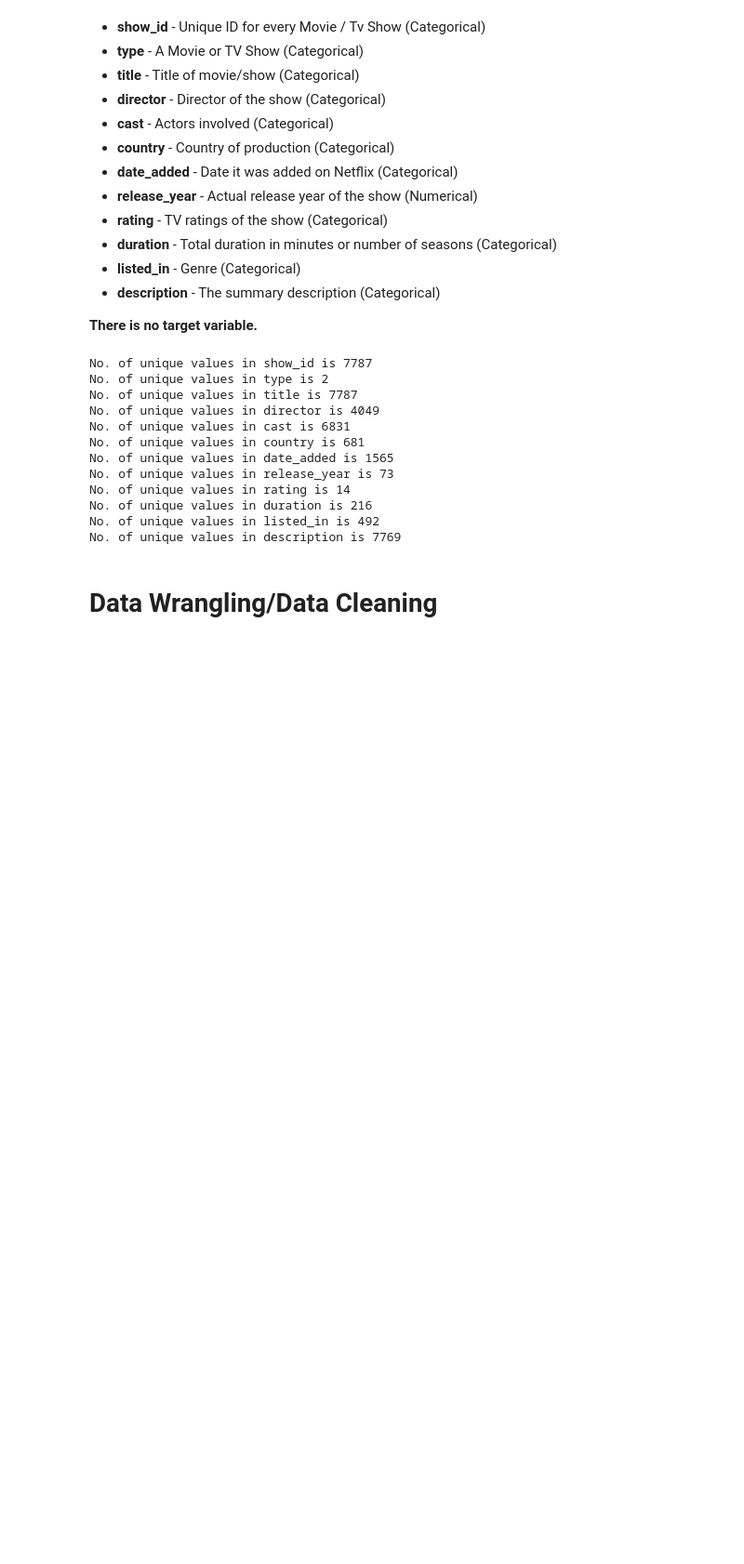
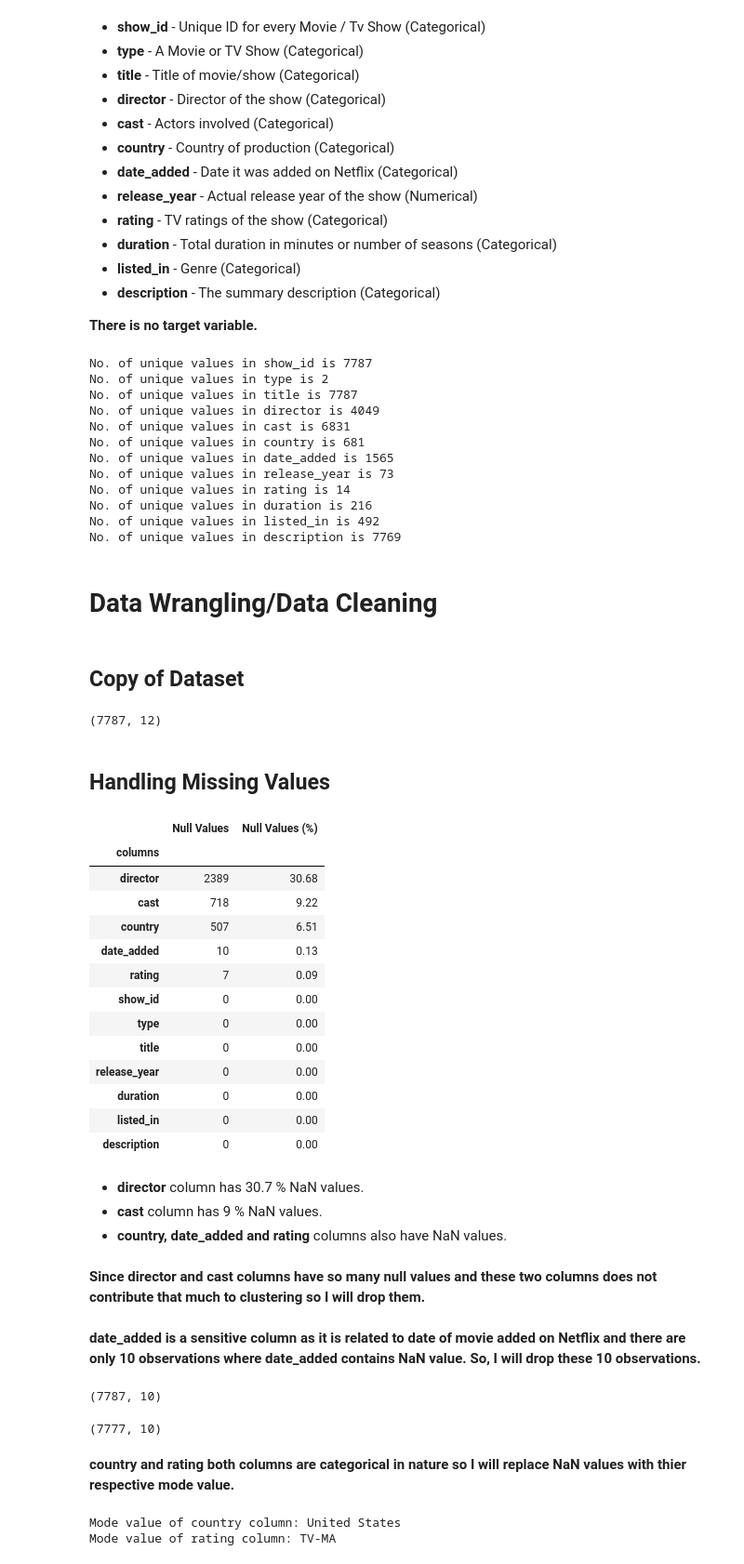
Before and after one commit to anasmalik081/Netflix-Movies-and-TV-Shows-Clustering-Capstone-Project, a Jupyter notebook: Individual_Notebook_Netflix_Movies_and_TV_Shows_Clustering_Capstone_Project.ipynb, the cells around one changed output. Shown at 93% size. Cells and saved outputs as stored; diff of their text form; code cells hidden in the pictures; blank space fills up the shorter version.

```diff
--- a/Individual_Notebook_Netflix_Movies_and_TV_Shows_Clustering_Capstone_Project.ipynb
+++ b/Individual_Notebook_Netflix_Movies_and_TV_Shows_Clustering_Capstone_Project.ipynb
@@ -215,3 +215,5 @@ No. of unique values in listed_in is 492
 No. of unique values in description is 7769
 # %% [markdown]
 # Data Wrangling/Data Cleaning
+# %% [markdown]
+## Copy of Dataset
@@ -217,0 +223,43 @@ No. of unique values in description is 7769
+# %%
+# shape of dataset
+df.shape
+# %% [output]
+(7787, 12)
+# %% [markdown]
+## Handling Missing Values
+# %%
+def missing_values_info(data):
+  '''
+  This function returns the information about the missing values of a dataset
+  '''
+  column_names = data.columns
+  missing_values = data.isnull().sum()
+  missing_values_percent = round((data.isnull().sum()/data.shape[0])*100, 2)
+  dataframe = pd.DataFrame({'columns': column_names,
+                            'Null Values': missing_values.values,
+                            'Null Values (%)': missing_values_percent})
+  return dataframe.set_index('columns').sort_values('Null Values (%)', ascending=False)
+# %%
+# Missing values summary
+missing_values_info(df)
+# %% [output]
+|  | Null Values | Null Values (%) |
+| columns |  |  |
+| director | 2389 | 30.68 |
+| cast | 718 | 9.22 |
+| country | 507 | 6.51 |
+| date_added | 10 | 0.13 |
+| rating | 7 | 0.09 |
+| show_id | 0 | 0.00 |
+| type | 0 | 0.00 |
+| title | 0 | 0.00 |
+| release_year | 0 | 0.00 |
+| duration | 0 | 0.00 |
+| listed_in | 0 | 0.00 |
+| description | 0 | 0.00 |
+# %% [markdown]
+* **director** column has 30.7 % NaN values.
+* **cast** column has 9 % NaN values.
+* **country, date_added and rating** columns also have NaN values.
+# %% [markdown]
+**Since director and cast columns have so many null values and these two columns does not contribute that much to clustering so I will drop them.**
@@ -217,0 +269,7 @@ No. of unique values in description is 7769
+# %% [markdown]
+**date_added is a sensitive column as it is related to date of movie added on Netflix and there are only 10 observations where date_added contains NaN value. So, I will drop these 10 observations.**
+# %%
+# shape before dropping
+df.shape
+# %% [output]
+(7787, 10)
@@ -217,0 +279,13 @@ No. of unique values in description is 7769
+# %%
+# shape after dropping
+df.shape
+# %% [output]
+(7777, 10)
+# %% [markdown]
+**country and rating both columns are categorical in nature so I will replace NaN values with thier respective mode value.**
+# %%
+print(f"Mode value of country column: {df['country'].mode()[0]}")
+print(f"Mode value of rating column: {df['rating'].mode()[0]}")
+# %% [output]
+Mode value of country column: United States
+Mode value of rating column: TV-MA
```
Also changed, not shown: parts of 8 cells of this notebook.
